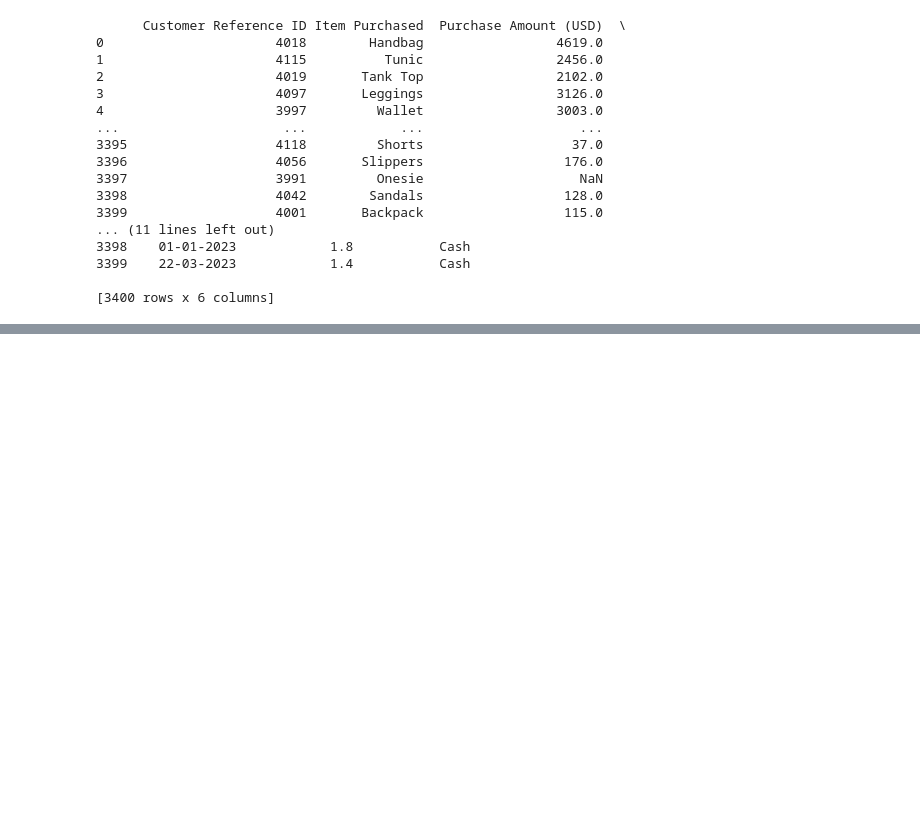
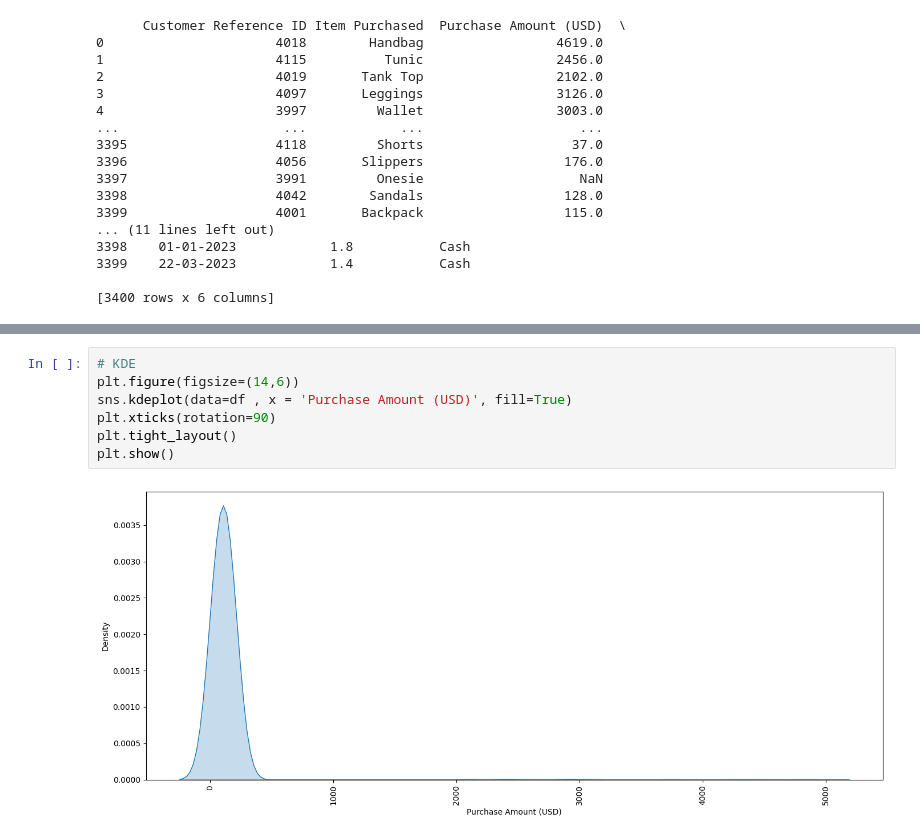
Before and after one commit to T-REX-C0DER/Data-Visualization-with-Python, a Jupyter notebook: Seaborn.ipynb, the cells around one changed output, grey strips where cells are left out. Cells and saved outputs as stored; diff of their text form; blank space fills up the shorter version.

```diff
--- a/Seaborn.ipynb
+++ b/Seaborn.ipynb
@@ -39,0 +40,9 @@ plt.show()
+# %%
+# KDE
+plt.figure(figsize=(14,6))
+sns.kdeplot(data=df , x = 'Purchase Amount (USD)', fill=True)
+plt.xticks(rotation=90)
+plt.tight_layout()
+plt.show()
+# %% [output]
+[figure, added]
```
Also changed, not shown: parts of 1 cell of this notebook.
